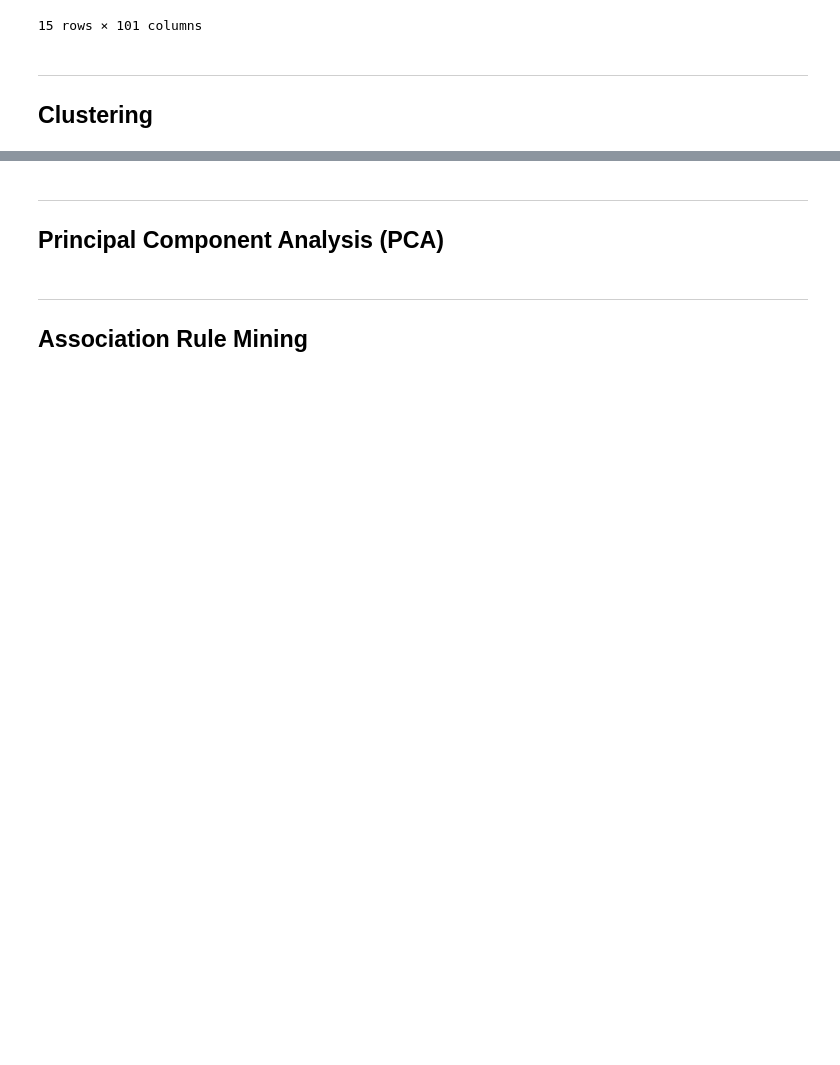
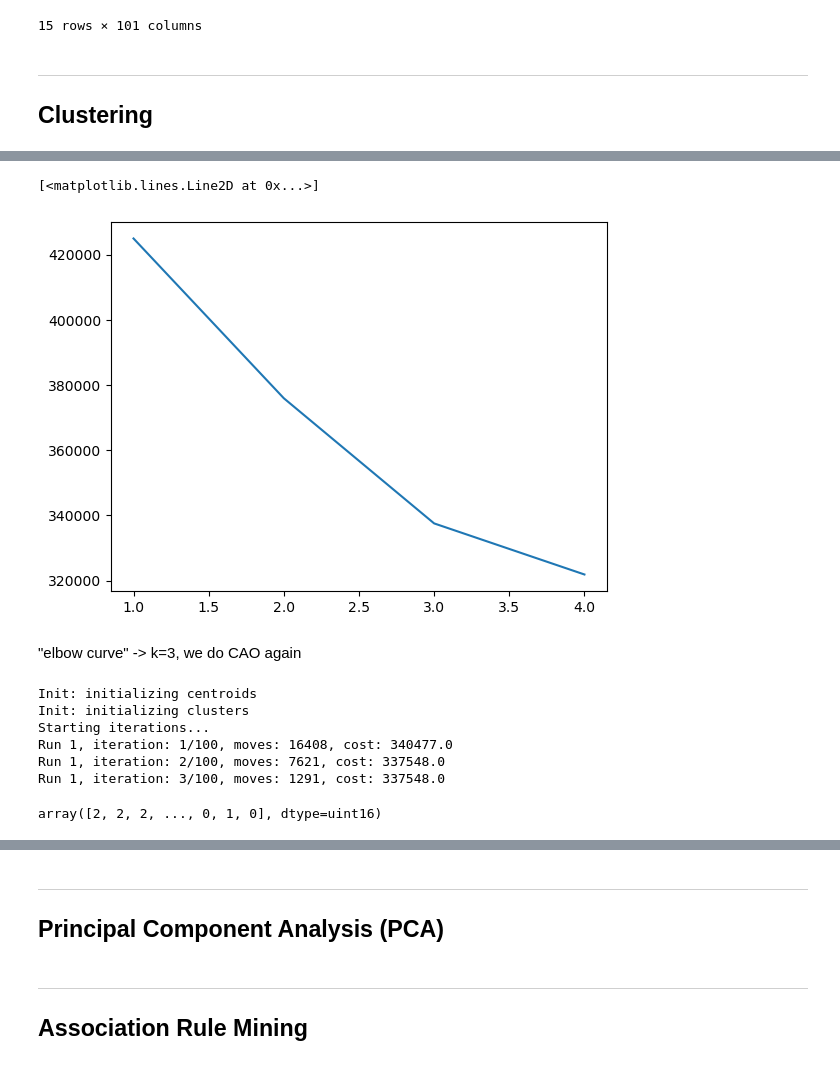
Before and after one commit to ritou344/Data-Project, a Jupyter notebook: TEST_Unsupervised Modelling.ipynb, the cells around one changed output, grey strips where cells are left out. Cells and saved outputs as stored; diff of their text form; code cells hidden in the pictures; blank space fills up the shorter version.

```diff
--- a/TEST_Unsupervised Modelling.ipynb
+++ b/TEST_Unsupervised Modelling.ipynb
@@ -69,0 +74,28 @@ df_firmographic.head(15)
+# %%
+df_firmographic_copy = df_firmographic.copy()
+df_cluster = df_firmographic_copy[["B2B_EMPLOYEE_SIZE",
+"B2B_BUSINESS_STATUS_CODE",
+"B2B_OFFICE_SIZE",
+"B2B_TOT_EMPLOYEE_SIZE",
+"B2B_PUBLIC_INDICATOR",
+"B2B_IMPORT_EXPORT_FLAG",
+"B2B_GOVERNMENT_FLAG",
+"B2B_BUSINESS_SQUARE_FOOT_NUM",
+"B2B_OWN_LEASE_FLAG",
+"B2B_BIG_BUSINESS_INDICATOR",
+"B2B_SMALL_SIZE_FLAG",
+"B2B_MEDIUM_SIZE_FLAG",
+"B2B_HIGH_TECH_FLAG",
+"B2B_RESTAURANT_SRVCE_TYPE",
+"B2B_TELECOMMUNICATIONS_CODE",
+"B2B_UTILITY_CODE",
+"B2B_COMPUTER_EXPENSE_CODE",
+"B2B_PURCHASE_PRINT_EXPENSE_CODE",
+"CAC_SEGMENT",
+"B2B_WHITE_COLLAR_PRCNT"]]
+df_cluster_copy = df_cluster.copy()
+# %%
+from sklearn import preprocessing
+le = preprocessing.LabelEncoder()
+df_cluster = df_cluster.apply(le.fit_transform)
+df_cluster
@@ -69,0 +179,6 @@ df_firmographic.head(15)
+# %%
+cost = []
+for num_clusters in list(range(1,5)):
+    kmode = KModes(n_clusters=num_clusters, init = "Cao", n_init = 1, verbose=1)
+    kmode.fit_predict(df_cluster)
+    cost.append(kmode.cost_)
@@ -69,0 +203,22 @@ df_firmographic.head(15)
+# %%
+y = np.array([i for i in range(1,5,1)])
+plt.plot(y,cost)
+# %% [output]
+[<matplotlib.lines.Line2D at 0x...>]
+[figure, added]
+# %% [markdown]
+"elbow curve" -> k=3, we do CAO again
+# %%
+km_cao = KModes(n_clusters=3, init = "Cao", n_init = 1, verbose=1)
+fitClusters_cao = km_cao.fit_predict(df_cluster)
+# %% [output]
+Init: initializing centroids
+Init: initializing clusters
+Starting iterations...
+Run 1, iteration: 1/100, moves: 16408, cost: 340477.0
+Run 1, iteration: 2/100, moves: 7621, cost: 337548.0
+Run 1, iteration: 3/100, moves: 1291, cost: 337548.0
+# %%
+fitClusters_cao
+# %% [output]
+array([2, 2, 2, ..., 0, 1, 0], dtype=uint16)
```
Also changed, not shown: parts of 26 cells of this notebook, 3 other files.
